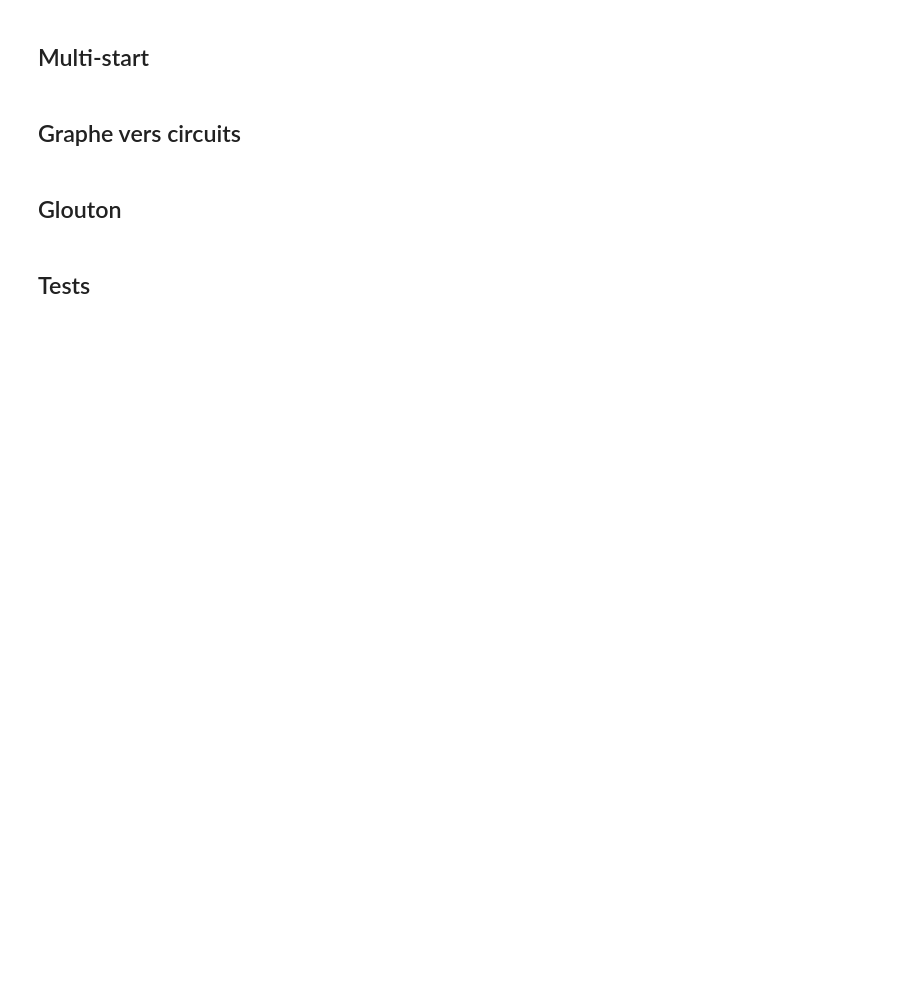
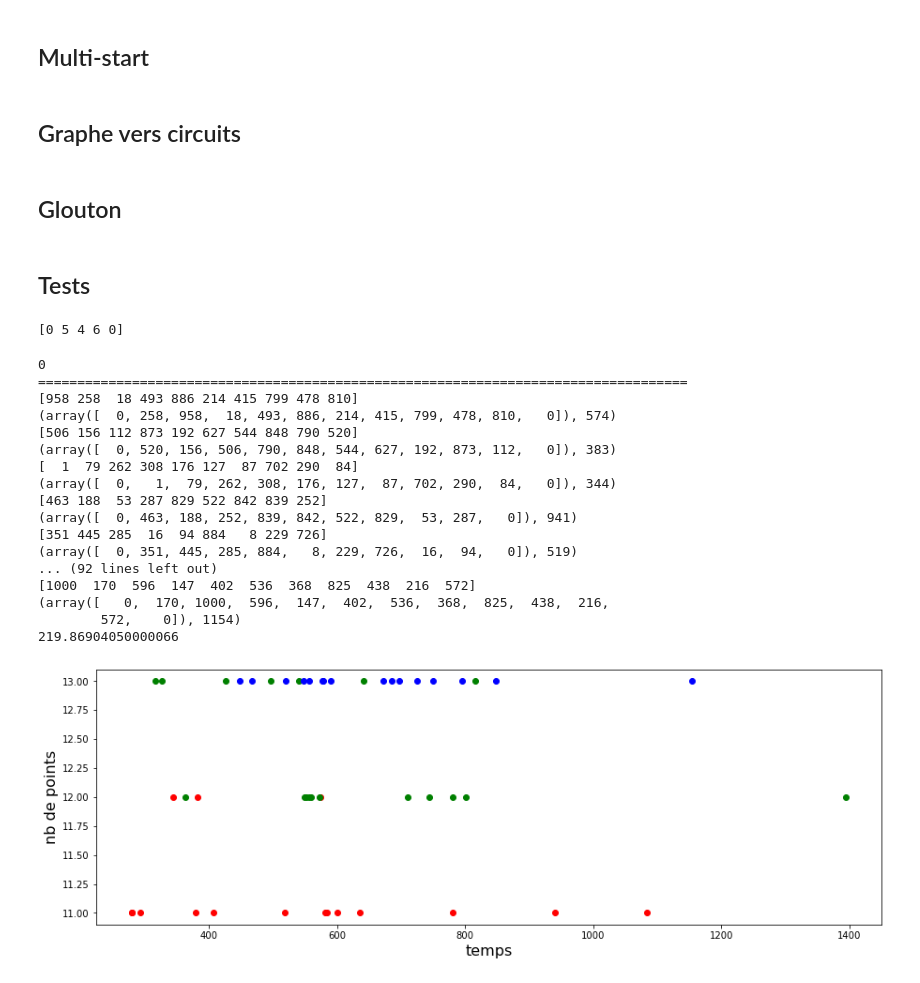
Before and after one commit to nilitz/Jupyter, a Jupyter notebook: projet/algorithmes_numpy.ipynb, the cells around one changed output. Cells and saved outputs as stored; diff of their text form; code cells hidden in the pictures; blank space fills up the shorter version.

```diff
--- a/projet/algorithmes_numpy.ipynb
+++ b/projet/algorithmes_numpy.ipynb
@@ -110,9 +145,8 @@ def tabu_multi_start(number, iteration, shuffled, actual_roads):
     best_local_score = -1
     best_local_circuit = []
     for i in range(0, number):
-        shuffled_circuit = shuffled.copy()
-        shuffled_circuit.append(0)
-        shuffled_circuit.insert(0, 0)
+        shuffled_circuit = np.r_[0, shuffled, 0]
+
         bc, bt, ba= tabu_search(shuffled_circuit, 100, iteration, actual_roads)
         actual_score = circuit_score(bc, actual_roads)
 
@@ -120,15 +154,12 @@ def tabu_multi_start(number, iteration, shuffled, actual_roads):
             best_local_score = actual_score
             best_local_circuit = bc
 
+
+        np.random.shuffle(shuffled)
     return best_local_circuit, best_local_score
 # %% [markdown]
 ## Graphe vers circuits
 # %%
-k = 30
-
-len(num_clients_FR)
-#roads_FR
-
 def create_circuits(clients_list, roads_list, k):
     total_of_clients = sum(len(client_list) for client_list in [num_clients_FR, num_clients_PA, num_clients_PR])
     number_of_clients = [len(client_list) for client_list in [num_clients_FR, num_clients_PA, num_clients_PR]]
@@ -147,16 +178,16 @@ def create_circuits(clients_list, roads_list, k):
         actual_node = random.choice(client_list)
         for truck in range(0, trucks_for_lists[idx]):
 
-            truck_circuit = [actual_node,]
+            truck_circuit = np.array([actual_node,])
             passed.append(actual_node)
 
             while len(truck_circuit) != clients_per_k[idx]:
-                truck_circuit.append(get_closer_node(truck_circuit[-1], roads_list[idx], passed))
+                truck_circuit = np.r_[truck_circuit, get_closer_node(truck_circuit[-1], roads_list[idx], passed)]
                 passed.append(truck_circuit[-1])
 
             if difference[idx] > 0:
                 difference[idx] -= 1
-                truck_circuit.append(get_closer_node(truck_circuit[-1], roads_list[idx], passed))
+                truck_circuit = np.r_[truck_circuit, get_closer_node(truck_circuit[-1], roads_list[idx], passed)]
                 passed.append(truck_circuit[-1])
 
             if len(truck_circuit) % 6 == 0:
@@ -188,28 +219,55 @@ def get_closer_node(node, roads, ignored):
 # %% [markdown]
 ## Tests
 # %%
+shuffled_circuit = np.array([5,4,6])
+print(np.r_[0, shuffled_circuit, 0])
 #circuits_per_type = create_circuits([num_clients_FR, num_clients_PA, num_clients_PR], [roads_FR, roads_PA, roads_PR], k)
+# %% [output]
+[0 5 4 6 0]
 # %%
 final = []
 n = 6
 it = 200
 k = 50
+
+
+start = time.perf_counter()
 
 roads_all = [roads_FR, roads_PA, roads_PR]
 circuits_per_type = create_circuits([num_clients_FR, num_clients_PA, num_clients_PR], roads_all, k)
 
 colors = ['red', 'green', 'blue']
 
 plt.figure(figsize=(15,5))
 for i, circuits in enumerate(circuits_per_type):
     print(i)
     print("===================================================================================")
     for j, circuit in enumerate(circuits):
         print(circuit)
-        final.append(tabu_multi_start(n, it, circuit.copy(), import_roads(circuit.copy())))
+        final.append(tabu_multi_start(n, it, copy.deepcopy(circuit), import_roads(copy.deepcopy(circuit))))
         print(final[-1])
         plt.xlabel("temps", fontsize=16)
         plt.ylabel("nb de points", fontsize=16)
         plt.scatter(final[-1][1], len(final[-1][0]), color=colors[i],)
 
+print(time.perf_counter() - start)
 #print(final)
+# %% [output]
+0
+===================================================================================
+[958 258  18 493 886 214 415 799 478 810]
+(array([  0, 258, 958,  18, 493, 886, 214, 415, 799, 478, 810,   0]), 574)
+[506 156 112 873 192 627 544 848 790 520]
+(array([  0, 520, 156, 506, 790, 848, 544, 627, 192, 873, 112,   0]), 383)
+[  1  79 262 308 176 127  87 702 290  84]
+(array([  0,   1,  79, 262, 308, 176, 127,  87, 702, 290,  84,   0]), 344)
+[463 188  53 287 829 522 842 839 252]
+(array([  0, 463, 188, 252, 839, 842, 522, 829,  53, 287,   0]), 941)
+[351 445 285  16  94 884   8 229 726]
+(array([  0, 351, 445, 285, 884,   8, 229, 726,  16,  94,   0]), 519)
+... (92 lines left out)
+[1000  170  596  147  402  536  368  825  438  216  572]
+(array([   0,  170, 1000,  596,  147,  402,  536,  368,  825,  438,  216,
+        572,    0]), 1154)
+219.86904050000066
+[figure, added]
```
Also changed, not shown: parts of 5 cells of this notebook, 3 other files.
